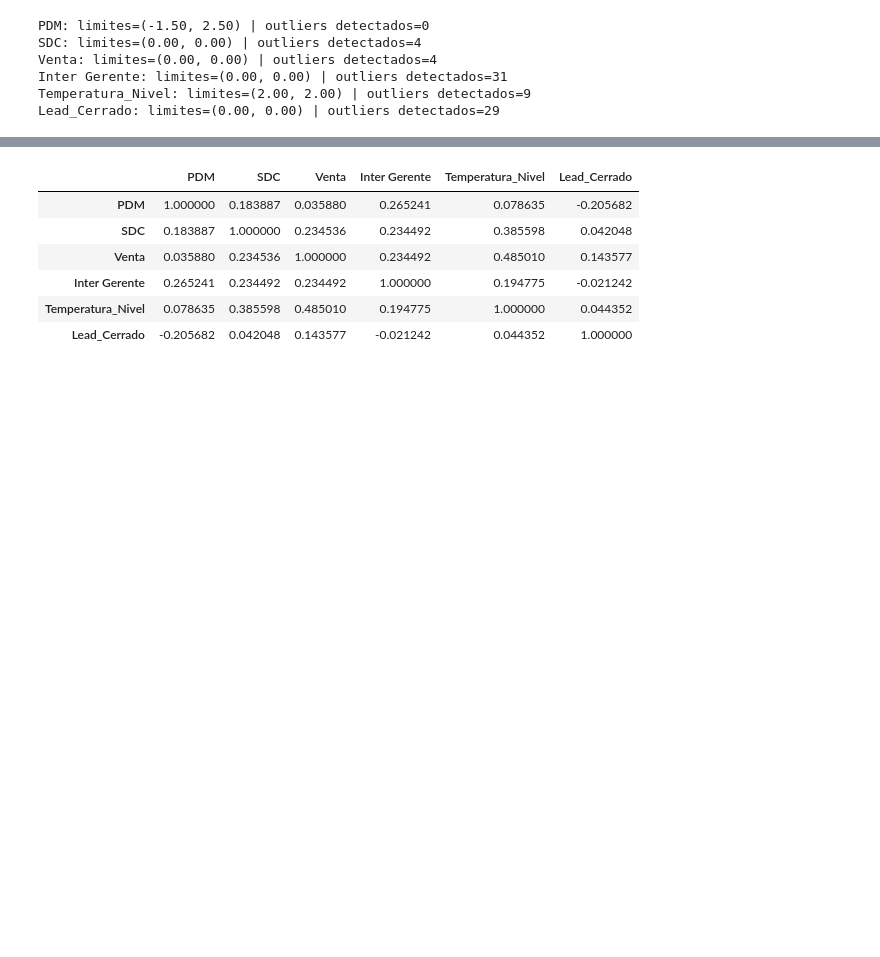
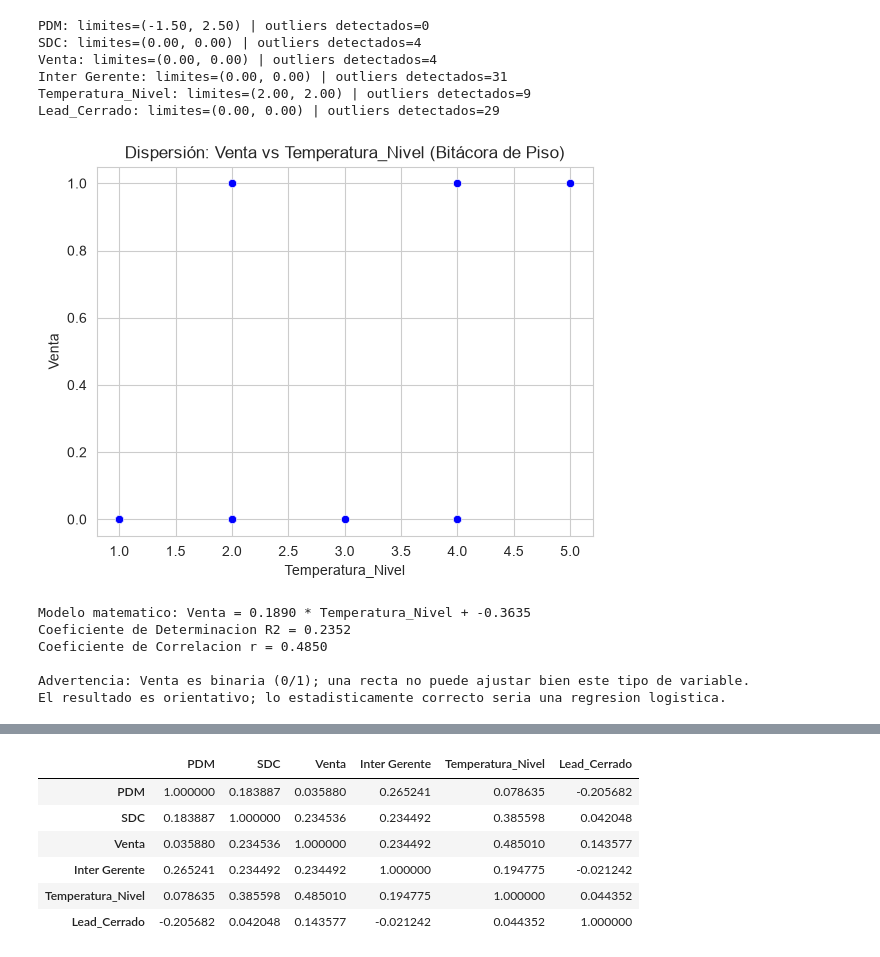
Before and after one commit to a01739713-jpg/Actividad-5, a Jupyter notebook: Actividad5.2/codigoact52.ipynb, the cells around one changed output, grey strips where cells are left out. Cells and saved outputs as stored; diff of their text form; code cells hidden in the pictures; blank space fills up the shorter version.

```diff
--- a/Actividad5.2/codigoact52.ipynb
+++ b/Actividad5.2/codigoact52.ipynb
@@ -220,3 +220,39 @@ Venta: limites=(0.00, 0.00) | outliers detectados=4
 Inter Gerente: limites=(0.00, 0.00) | outliers detectados=31
 Temperatura_Nivel: limites=(2.00, 2.00) | outliers detectados=9
 Lead_Cerrado: limites=(0.00, 0.00) | outliers detectados=29
+# %%
+#Usamos el DataFrame limpio de Bitacora de Piso (bit_clean) de la seccion 1
+df_bitacora_reg = bit_clean[['Temperatura_Nivel', 'Venta']].dropna()
+
+#Imprimimos el scatter plot entre la variable dependiente (Venta) y la
+#independiente (Temperatura_Nivel) para observar el comportamiento de su dispersión
+sns.scatterplot(x='Temperatura_Nivel', y='Venta', color='blue', data=df_bitacora_reg)
+plt.title('Dispersión: Venta vs Temperatura_Nivel (Bitácora de Piso)')
+plt.show()
+# %% [output]
+[figure, added]
+# %%
+#Declaramos variable dependiente e independiente y ajustamos el modelo
+Var_Dep = df_bitacora_reg['Venta']
+Vars_Indep = df_bitacora_reg[['Temperatura_Nivel']]
+
+model_bitacora = LinearRegression()
+model_bitacora.fit(X=Vars_Indep, y=Var_Dep)
+
+m = model_bitacora.coef_[0]
+b = model_bitacora.intercept_
+coef_Deter = model_bitacora.score(Vars_Indep, Var_Dep)
+coef_Correl = np.sqrt(coef_Deter) if m >= 0 else -np.sqrt(coef_Deter)
+
+print(f"Modelo matematico: Venta = {m:.4f} * Temperatura_Nivel + {b:.4f}")
+print(f"Coeficiente de Determinacion R2 = {coef_Deter:.4f}")
+print(f"Coeficiente de Correlacion r = {coef_Correl:.4f}")
+print("\nAdvertencia: Venta es binaria (0/1); una recta no puede ajustar bien este tipo de variable.")
+print("El resultado es orientativo; lo estadisticamente correcto seria una regresion logistica.")
+# %% [output]
+Modelo matematico: Venta = 0.1890 * Temperatura_Nivel + -0.3635
+Coeficiente de Determinacion R2 = 0.2352
+Coeficiente de Correlacion r = 0.4850
+
+Advertencia: Venta es binaria (0/1); una recta no puede ajustar bien este tipo de variable.
+El resultado es orientativo; lo estadisticamente correcto seria una regresion logistica.
```
Also changed, not shown: parts of 31 cells of this notebook, 3 other files.
